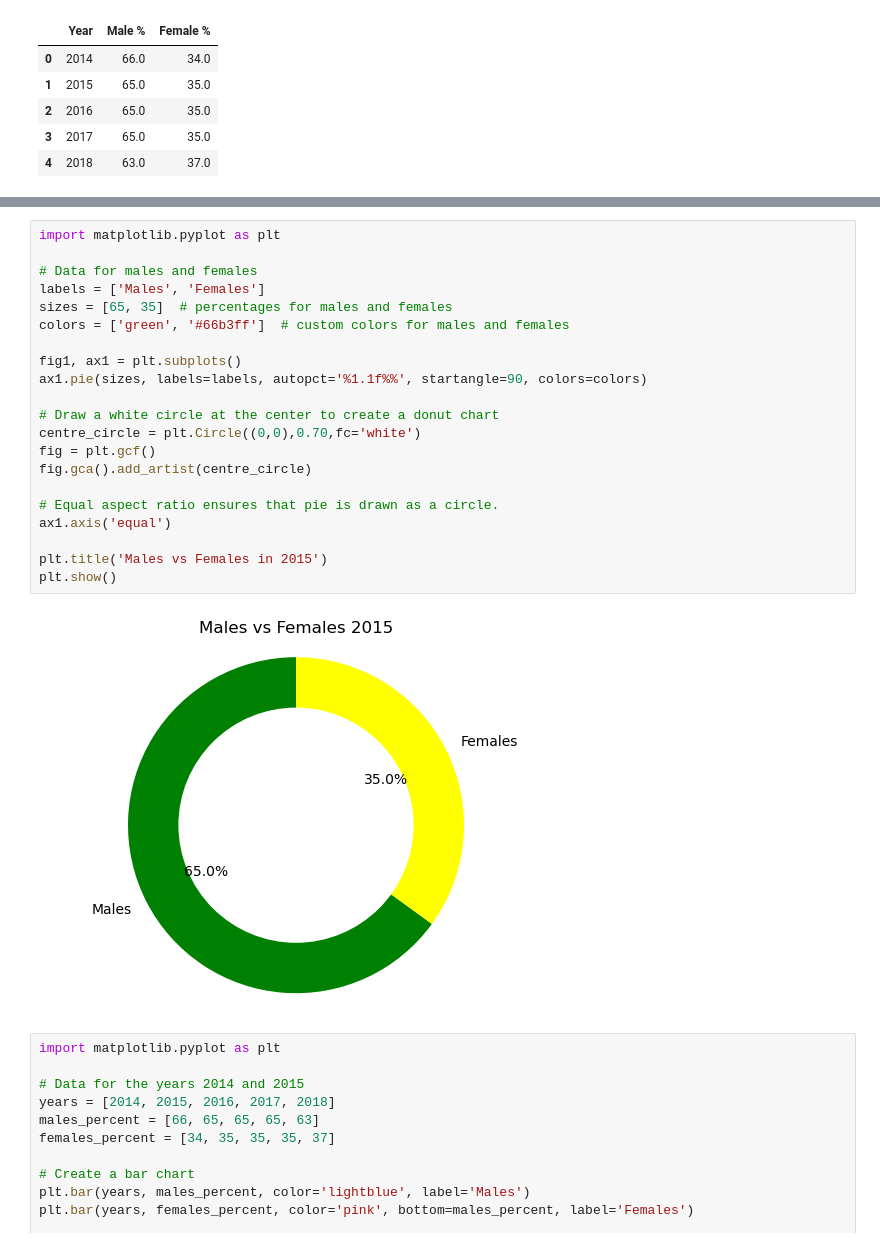
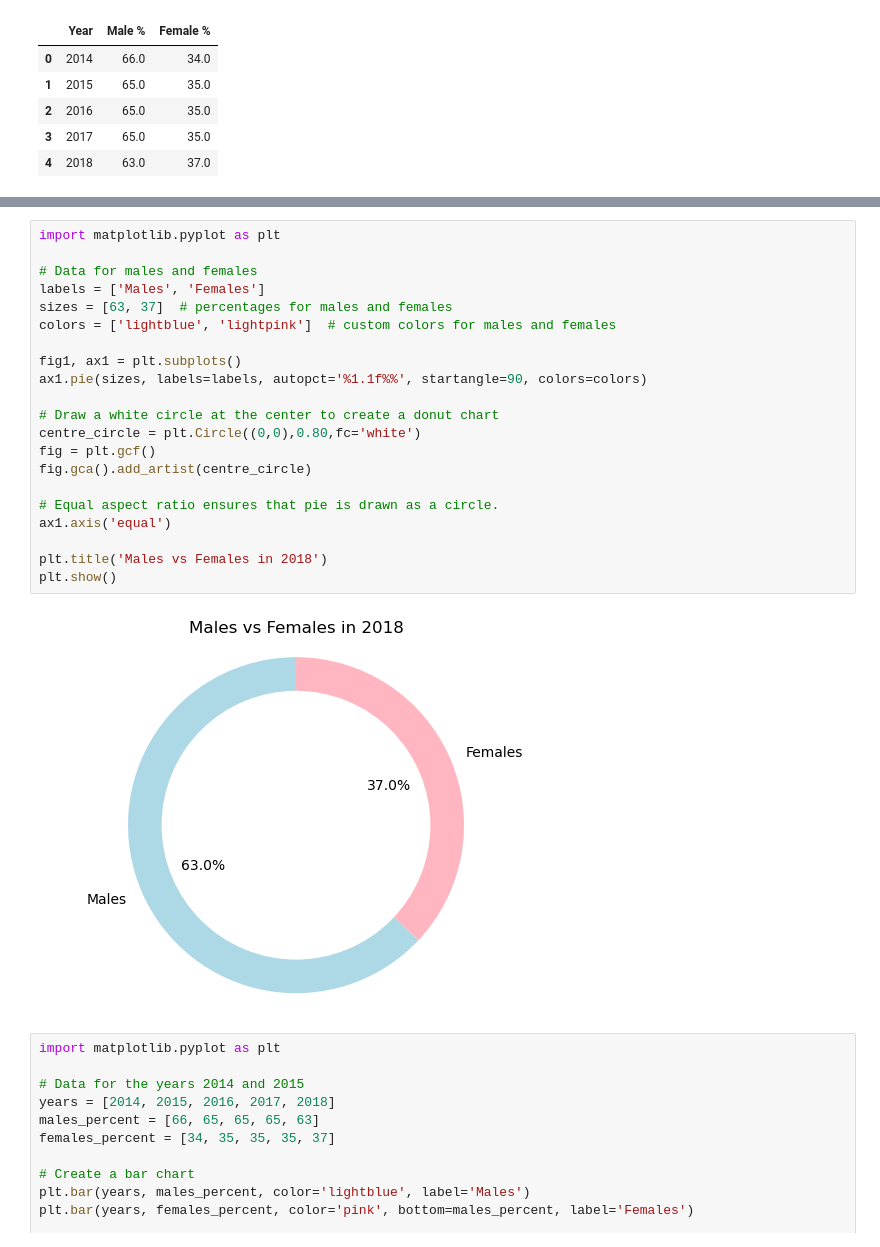
Before and after one commit to AIDecisions/project-1-group-15, a Jupyter notebook: daniel/data_cleaning_cr.ipynb, the cells around one changed output, grey strips where cells are left out. Cells and saved outputs as stored; diff of their text form.

Commit message:
final charts

```diff
--- a/daniel/data_cleaning_cr.ipynb
+++ b/daniel/data_cleaning_cr.ipynb
@@ -589,26 +589,26 @@ plt.show()
 # %%
 import matplotlib.pyplot as plt
 
 # Data for males and females
 labels = ['Males', 'Females']
-sizes = [65, 35]  # percentages for males and females
-colors = ['green', '#66b3ff']  # custom colors for males and females
+sizes = [63, 37]  # percentages for males and females
+colors = ['lightblue', 'lightpink']  # custom colors for males and females
 
 fig1, ax1 = plt.subplots()
 ax1.pie(sizes, labels=labels, autopct='%1.1f%%', startangle=90, colors=colors)
 
 # Draw a white circle at the center to create a donut chart
-centre_circle = plt.Circle((0,0),0.70,fc='white')
+centre_circle = plt.Circle((0,0),0.80,fc='white')
 fig = plt.gcf()
 fig.gca().add_artist(centre_circle)
 
 # Equal aspect ratio ensures that pie is drawn as a circle.
 ax1.axis('equal')
 
-plt.title('Males vs Females in 2015')
+plt.title('Males vs Females in 2018')
 plt.show()
 # %% [output]
-[figure, old version]
+[figure, new version]
 # %%
 import matplotlib.pyplot as plt
 
```
Also changed, not shown: parts of 17 cells of this notebook.
